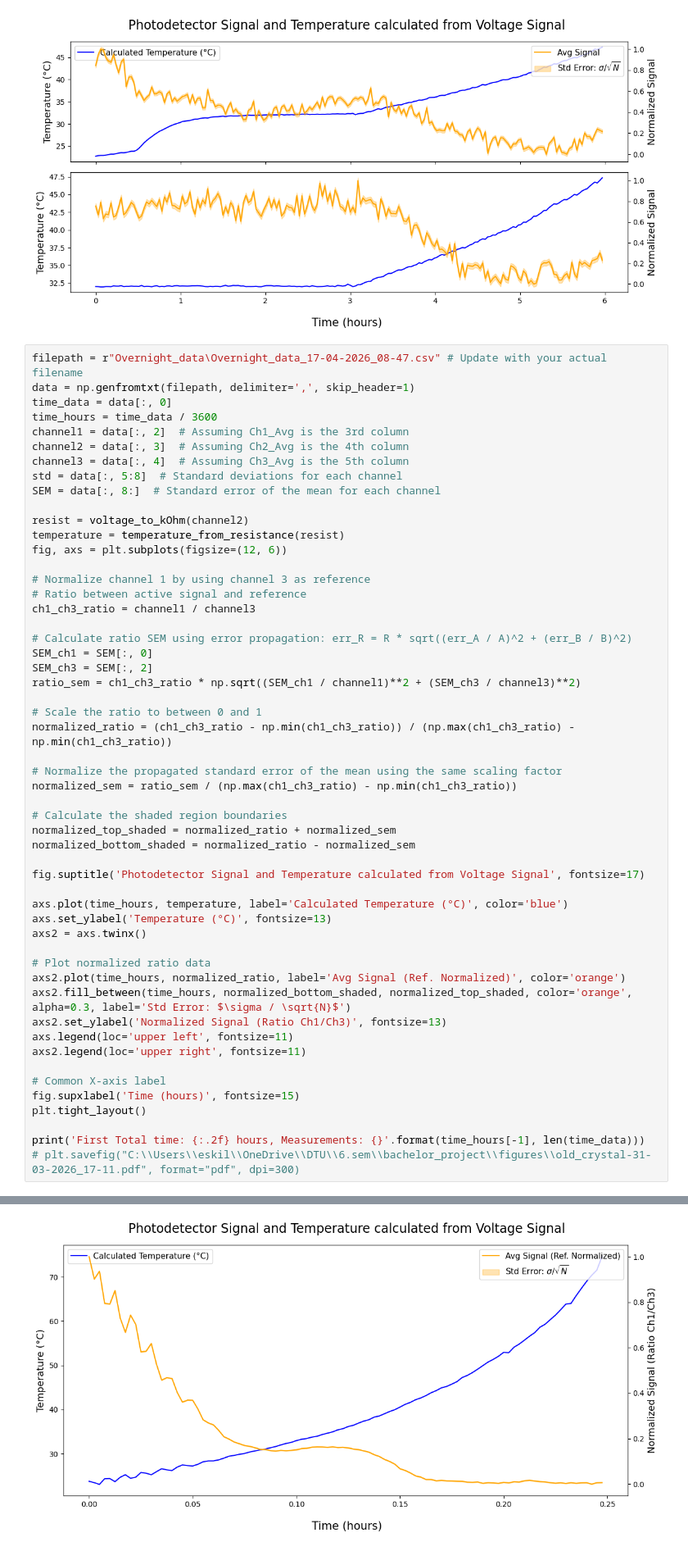
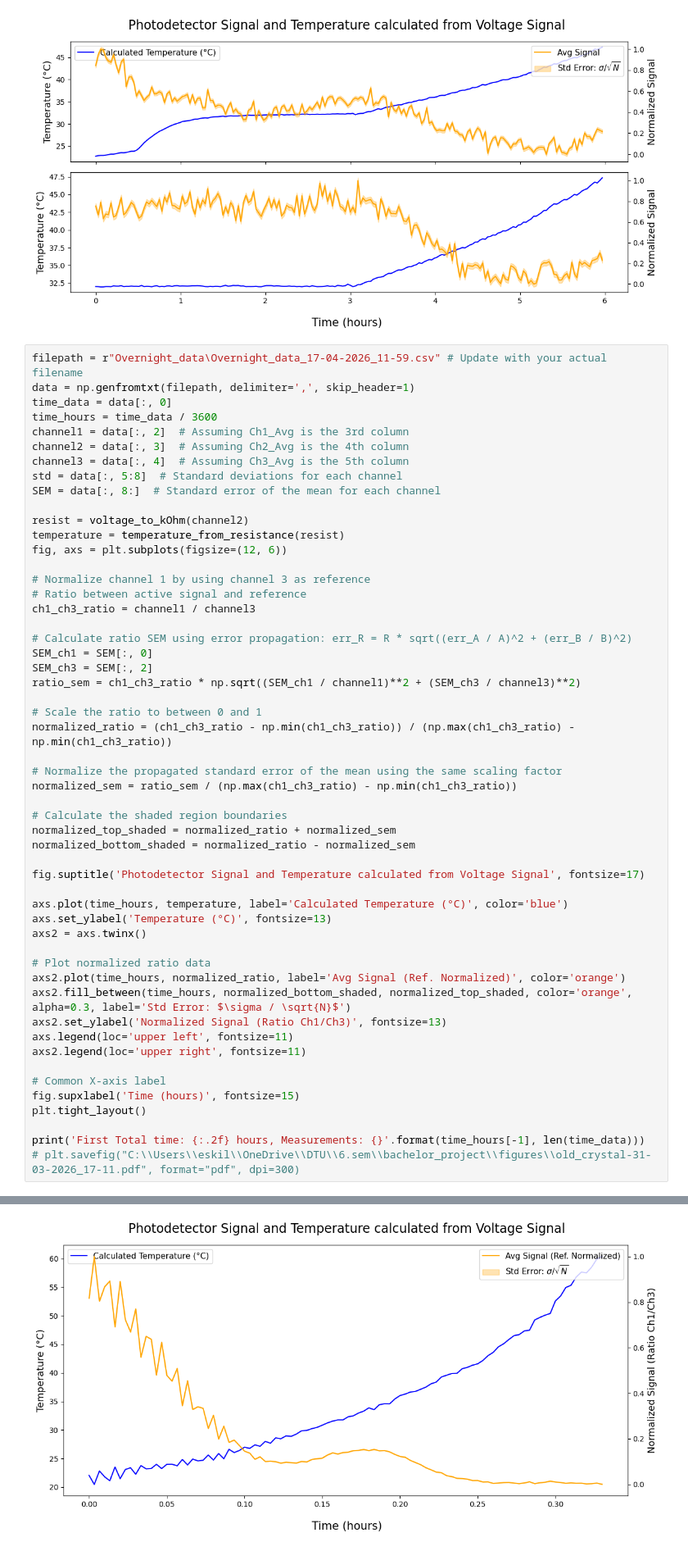
Before and after one commit to qpit/Eskild-Project-2026, a Jupyter notebook: overnight_data.ipynb, the cells around one changed output, grey strips where cells are left out. Shown at 82% size. Cells and saved outputs as stored; diff of their text form.

```diff
--- a/overnight_data.ipynb
+++ b/overnight_data.ipynb
@@ -406,7 +414,7 @@ First Total time: 5.97 hours, Measurements: 200
 Second Total time: 5.97 hours, Measurements: 200
 [figure]
 # %%
-filepath = r"Overnight_data\Overnight_data_17-04-2026_08-47.csv" # Update with your actual filename
+filepath = r"Overnight_data\Overnight_data_17-04-2026_11-59.csv" # Update with your actual filename
 data = np.genfromtxt(filepath, delimiter=',', skip_header=1)
 time_data = data[:, 0]
 time_hours = time_data / 3600
@@ -463,2 +471,2 @@ First Total time: 0.25 hours, Measurements: 100
-[figure, old version]
+[figure, new version]
 # %%
```
Also changed, not shown: parts of 10 cells of this notebook, 3 other files.
